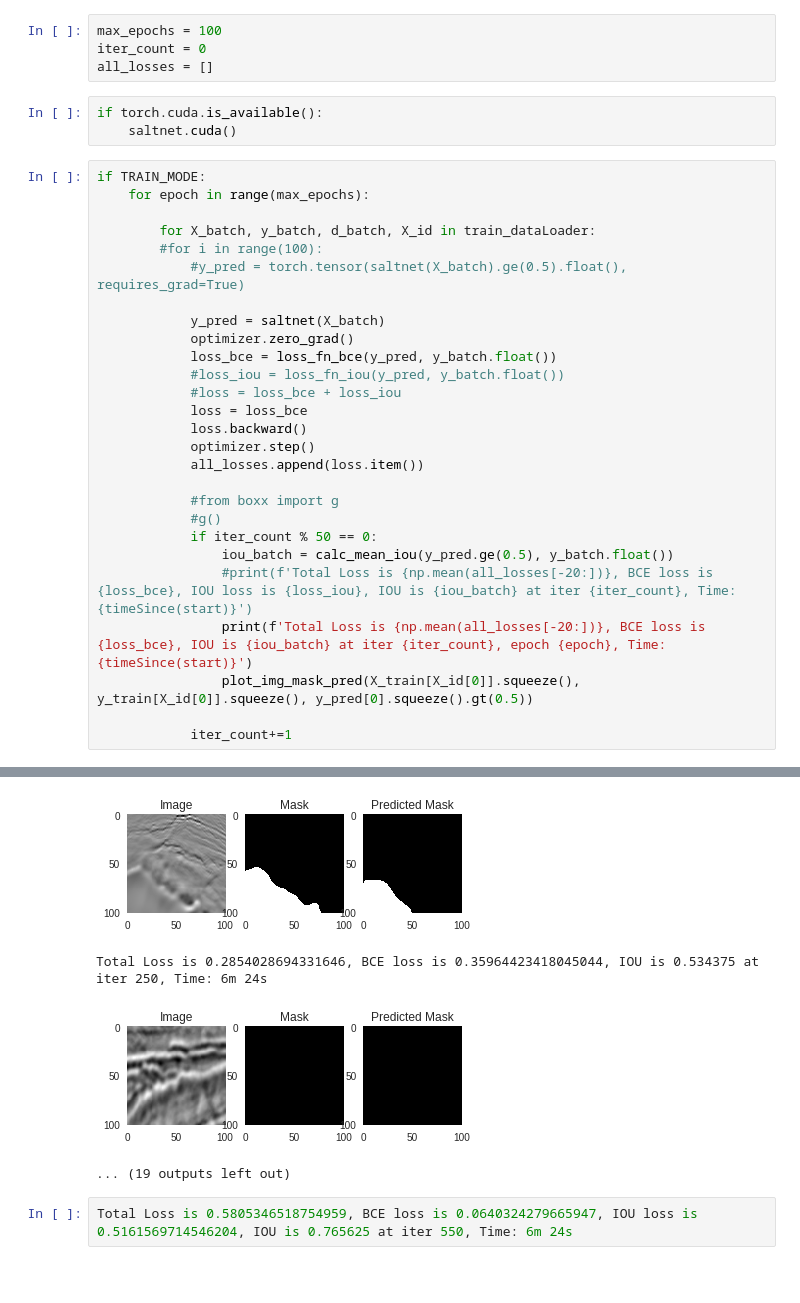
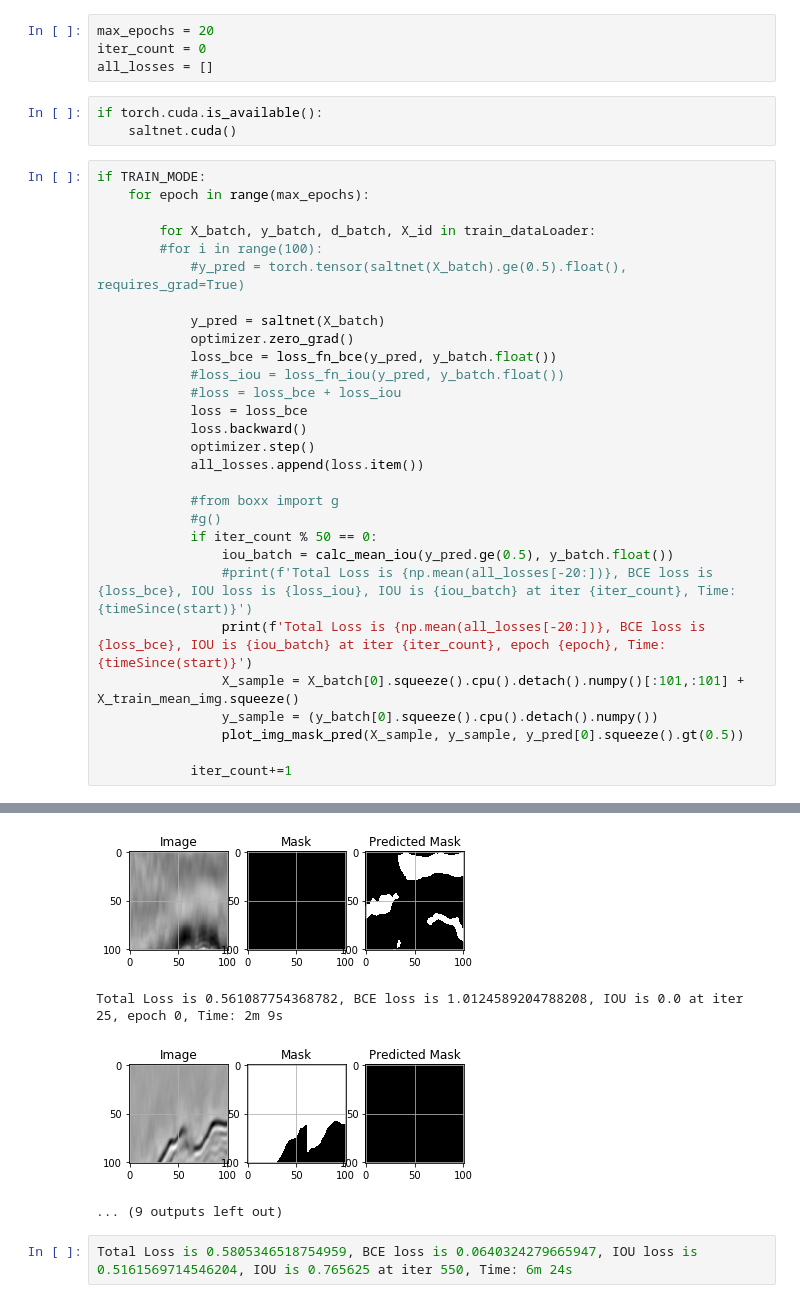
Before and after one commit to allen-q/pytorch-learning, a Jupyter notebook: kaggle/salt/salt_model_unet_data_augmentation_V6.ipynb, the cells around one changed output, grey strips where cells are left out. Drawn from its saved outputs; the diff is of its cells as text; blank space fills up the shorter version.

```diff
--- a/kaggle/salt/salt_model_unet_data_augmentation_V6.ipynb
+++ b/kaggle/salt/salt_model_unet_data_augmentation_V6.ipynb
@@ -225,5 +225,5 @@ torch.Size([32, 1, 128, 128])
 # %%
-max_epochs = 100
+max_epochs = 20
 iter_count = 0
 all_losses = []
 # %%
@@ -253,7 +253,9 @@ if TRAIN_MODE:
                 iou_batch = calc_mean_iou(y_pred.ge(0.5), y_batch.float())
                 #print(f'Total Loss is {np.mean(all_losses[-20:])}, BCE loss is {loss_bce}, IOU loss is {loss_iou}, IOU is {iou_batch} at iter {iter_count}, Time: {timeSince(start)}')
                 print(f'Total Loss is {np.mean(all_losses[-20:])}, BCE loss is {loss_bce}, IOU is {iou_batch} at iter {iter_count}, epoch {epoch}, Time: {timeSince(start)}')
-                plot_img_mask_pred(X_train[X_id[0]].squeeze(), y_train[X_id[0]].squeeze(), y_pred[0].squeeze().gt(0.5))
+                X_sample = X_batch[0].squeeze().cpu().detach().numpy()[:101,:101] + X_train_mean_img.squeeze()
+                y_sample = (y_batch[0].squeeze().cpu().detach().numpy())
+                plot_img_mask_pred(X_sample, y_sample, y_pred[0].squeeze().gt(0.5))
 
             iter_count+=1
 # %% [output]
@@ -269,7 +271,7 @@ Total Loss is 0.28377735018730166, BCE loss is 0.2873554527759552, IOU is 0.5093
-[figure, old version]
+[figure, new version]
-Total Loss is 0.2854028694331646, BCE loss is 0.35964423418045044, IOU is 0.534375 at iter 250, Time: 6m 24s
+Total Loss is 0.561087754368782, BCE loss is 1.0124589204788208, IOU is 0.0 at iter 25, epoch 0, Time: 2m 9s
-[figure, old version]
+[figure, new version]
-... (19 outputs left out)
+... (9 outputs left out)
 # %%
 Total Loss is 0.5805346518754959, BCE loss is 0.0640324279665947, IOU loss is 0.5161569714546204, IOU is 0.765625 at iter 550, Time: 6m 24s
 # %%
```
Also changed, not shown: parts of 6 cells of this notebook, 1 other file.
